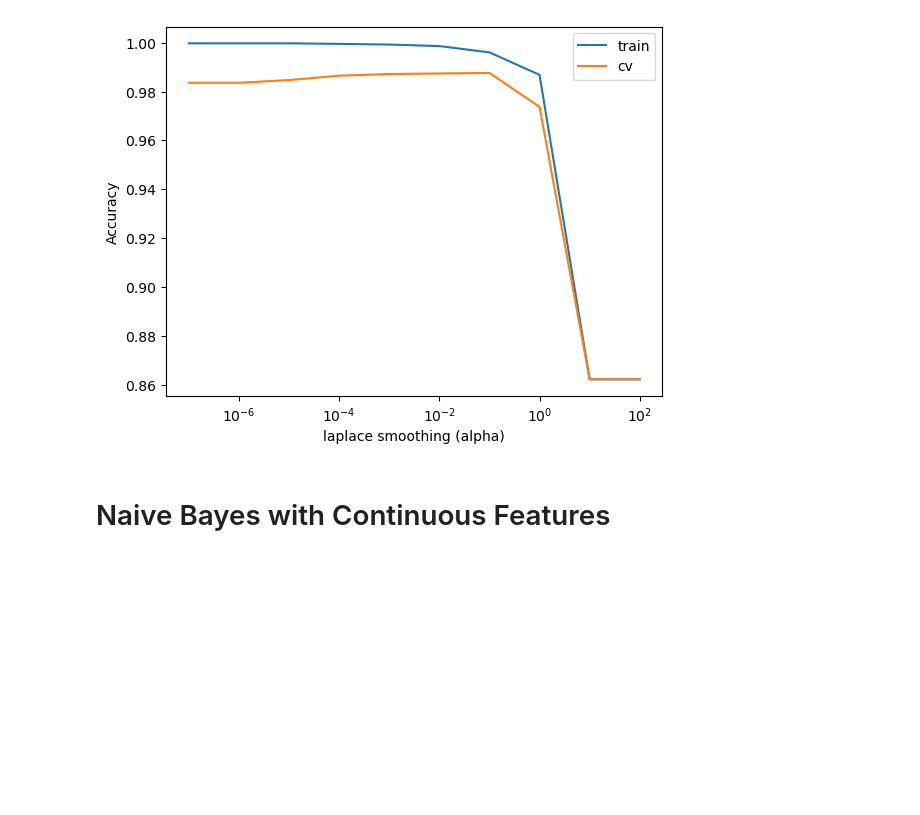
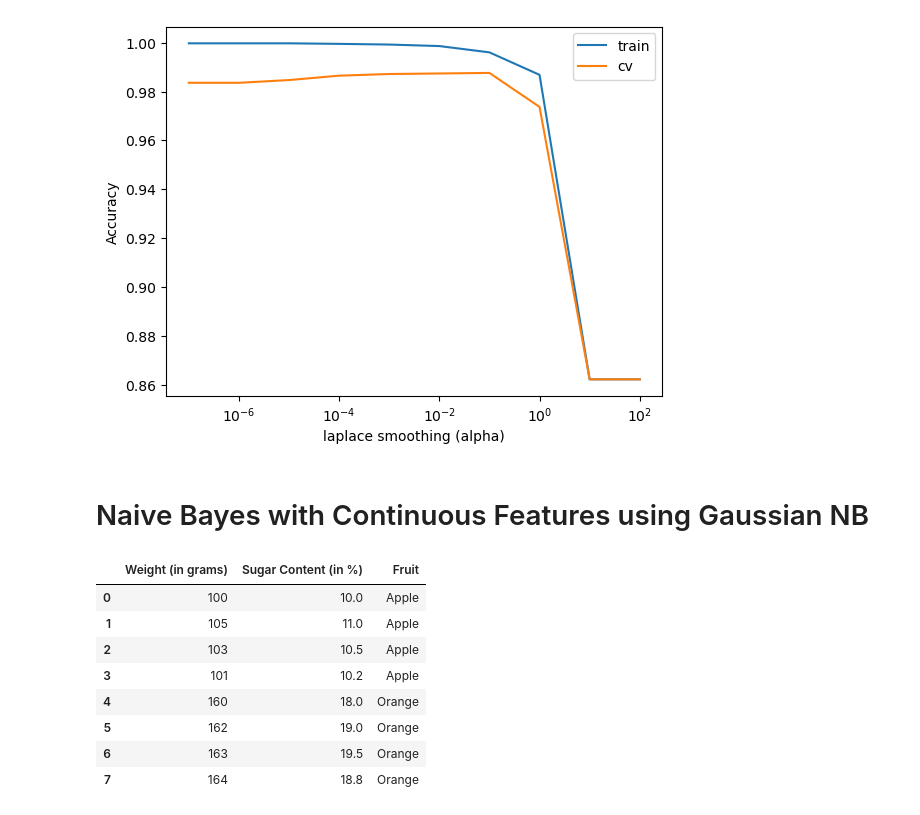
Before and after one commit to canadasung/ml_in_python, a Jupyter notebook: naive_bayes_class.ipynb, the cells around one changed output. Drawn from its saved outputs; the diff is of its cells as text; code cells hidden in the pictures; blank space fills up the shorter version.

```diff
--- a/naive_bayes_class.ipynb
+++ b/naive_bayes_class.ipynb
@@ -148,4 +148,24 @@ plt.ylabel("Accuracy");
 # %% [output]
 [figure]
 # %% [markdown]
-# Naive Bayes with Continuous Features
+# Naive Bayes with Continuous Features using Gaussian NB
+# %%
+data = {
+    'Weight (in grams)': [100, 105, 103, 101, 160, 162, 163, 164],
+    'Sugar Content (in %)': [10, 11, 10.5, 10.2, 18, 19, 19.5, 18.8],
+    'Fruit': ['Apple', 'Apple', 'Apple', 'Apple', 'Orange', 'Orange', 'Orange', 'Orange']
+}
+
+df = pd.DataFrame(data)
+
+df
+# %% [output]
+|  | Weight (in grams) | Sugar Content (in %) | Fruit |
+| 0 | 100 | 10.0 | Apple |
+| 1 | 105 | 11.0 | Apple |
+| 2 | 103 | 10.5 | Apple |
+| 3 | 101 | 10.2 | Apple |
+| 4 | 160 | 18.0 | Orange |
+| 5 | 162 | 19.0 | Orange |
+| 6 | 163 | 19.5 | Orange |
+| 7 | 164 | 18.8 | Orange |
```
Also changed, not shown: parts of 12 cells of this notebook.
